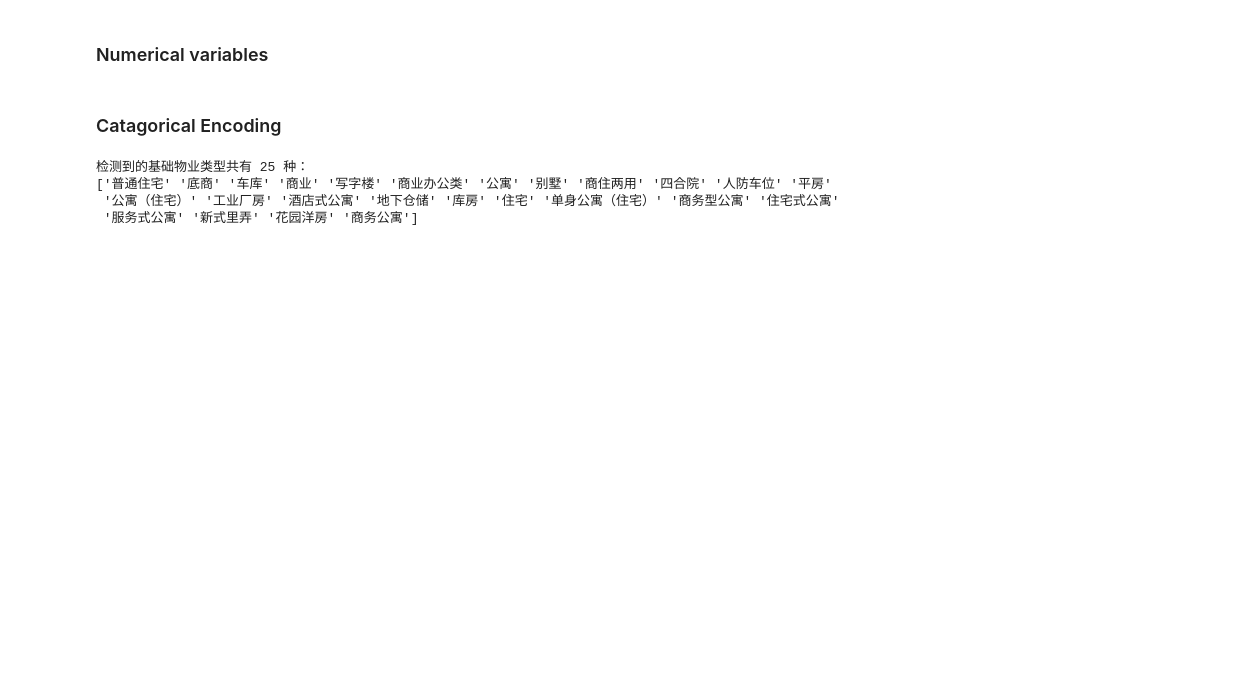
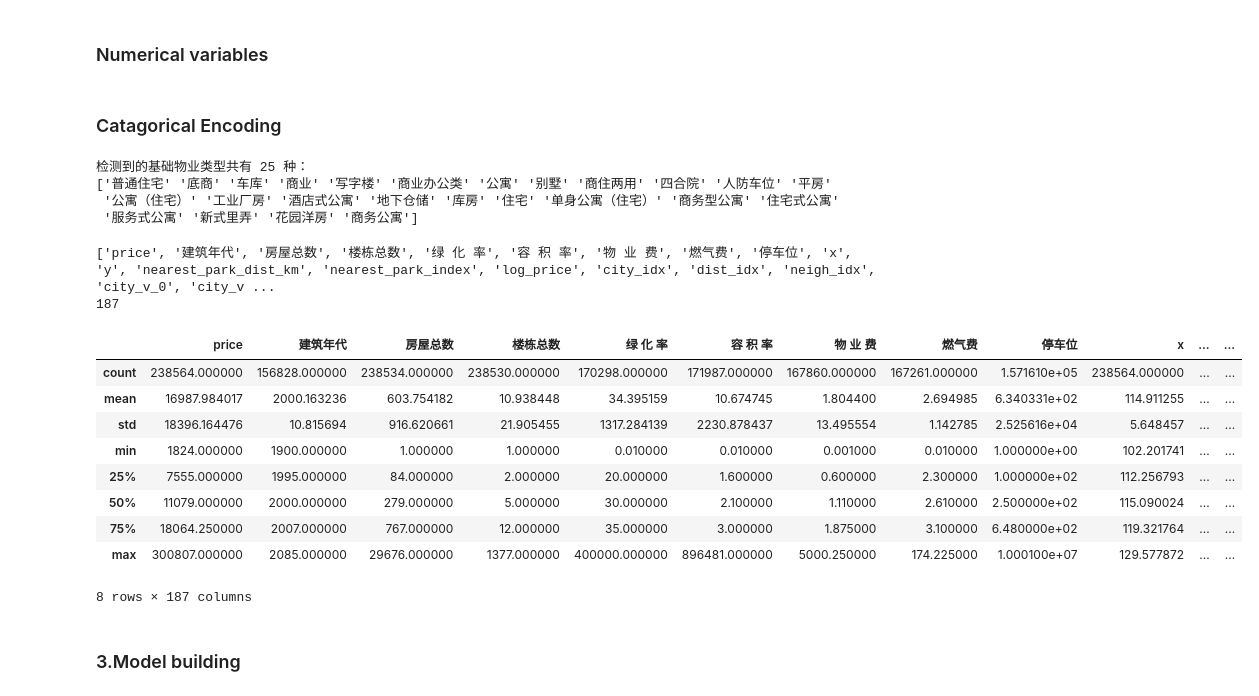
Before and after one commit to artinsophia/Paper-HousingPriceSpatialEconometrics, a Jupyter notebook: DataMining.ipynb, the cells around one changed output. Saved outputs shown, nothing was run; the diff lists cells and outputs as text; code cells hidden in the pictures; blank space fills up the shorter version.

```diff
--- a/DataMining.ipynb
+++ b/DataMining.ipynb
@@ -538,10 +538,6 @@ Index(['名称', '城市', '区县', '板块', 'price', '小区地址', '物业
       dtype='object')
 # %% [markdown]
 ### Numerical variables
-# %%
-df['房屋总数'] = df['房屋总数'].str.extract('(\d+)')
-df['楼栋总数'] = df['楼栋总数'].str.extract('(\d+)')
-df['绿 化 率'] = df['绿 化 率'].str.extract('(\d+\.?\d*)')
 # %%
 import re
 def process_price(text):
@@ -566,6 +562,10 @@ def extract_year(text):
     if match:
         return int(match.group(1))
     return None
+# %%
+df['房屋总数'] = df['房屋总数'].apply(process_price)
+df['楼栋总数'] = df['楼栋总数'].apply(process_price)
+df['绿 化 率'] = df['绿 化 率'].apply(process_price)
 # %%
 df['燃气费'] = df['燃气费'].apply(process_price)
 df['物 业 费'] = df['物 业 费'].apply(process_price)
@@ -682,4 +682,27 @@ unique_types = (
 for t in unique_types:
     df[f'is_{t}'] = df[col_name].str.contains(t, na=False, regex=False).astype(int)
 # %%
-stat = df.drop(columns=['名称', '城市', '区县', '板块', '小区地址','开发商','物业公司','停车费用'])
+stat = df.drop(columns=['名称', '城市', '区县', '板块', '小区地址','开发商','物业公司','停车费用','物业类别','建筑结构','产权描述','供水','供电','供暖','nearest_park_industry'])
+# %%
+# display the all columns after processing
+print(stat.columns.tolist())
+print(len(stat.columns))
+# %% [output]
+['price', '建筑年代', '房屋总数', '楼栋总数', '绿 化 率', '容 积 率', '物 业 费', '燃气费', '停车位', 'x', 'y', 'nearest_park_dist_km', 'nearest_park_index', 'log_price', 'city_idx', 'dist_idx', 'neigh_idx', 'city_v_0', 'city_v ...
+187
+# %%
+# summary statistics of the columns
+stat.describe()
+# %% [output]
+|  | price | 建筑年代 | 房屋总数 | 楼栋总数 | 绿 化 率 | 容 积 率 | 物 业 费 | 燃气费 | 停车位 | x | ... | ... |
+| count | 238564.000000 | 156828.000000 | 238534.000000 | 238530.000000 | 170298.000000 | 171987.000000 | 167860.000000 | 167261.000000 | 1.571610e+05 | 238564.000000 | ... | ... |
+| mean | 16987.984017 | 2000.163236 | 603.754182 | 10.938448 | 34.395159 | 10.674745 | 1.804400 | 2.694985 | 6.340331e+02 | 114.911255 | ... | ... |
+| std | 18396.164476 | 10.815694 | 916.620661 | 21.905455 | 1317.284139 | 2230.878437 | 13.495554 | 1.142785 | 2.525616e+04 | 5.648457 | ... | ... |
+| min | 1824.000000 | 1900.000000 | 1.000000 | 1.000000 | 0.010000 | 0.010000 | 0.001000 | 0.010000 | 1.000000e+00 | 102.201741 | ... | ... |
+| 25% | 7555.000000 | 1995.000000 | 84.000000 | 2.000000 | 20.000000 | 1.600000 | 0.600000 | 2.300000 | 1.000000e+02 | 112.256793 | ... | ... |
+| 50% | 11079.000000 | 2000.000000 | 279.000000 | 5.000000 | 30.000000 | 2.100000 | 1.110000 | 2.610000 | 2.500000e+02 | 115.090024 | ... | ... |
+| 75% | 18064.250000 | 2007.000000 | 767.000000 | 12.000000 | 35.000000 | 3.000000 | 1.875000 | 3.100000 | 6.480000e+02 | 119.321764 | ... | ... |
+| max | 300807.000000 | 2085.000000 | 29676.000000 | 1377.000000 | 400000.000000 | 896481.000000 | 5000.250000 | 174.225000 | 1.000100e+07 | 129.577872 | ... | ... |
+8 rows × 187 columns
+# %% [markdown]
+### 3.Model building
```
Also changed, not shown: parts of 5 cells of this notebook, 1 other file.
